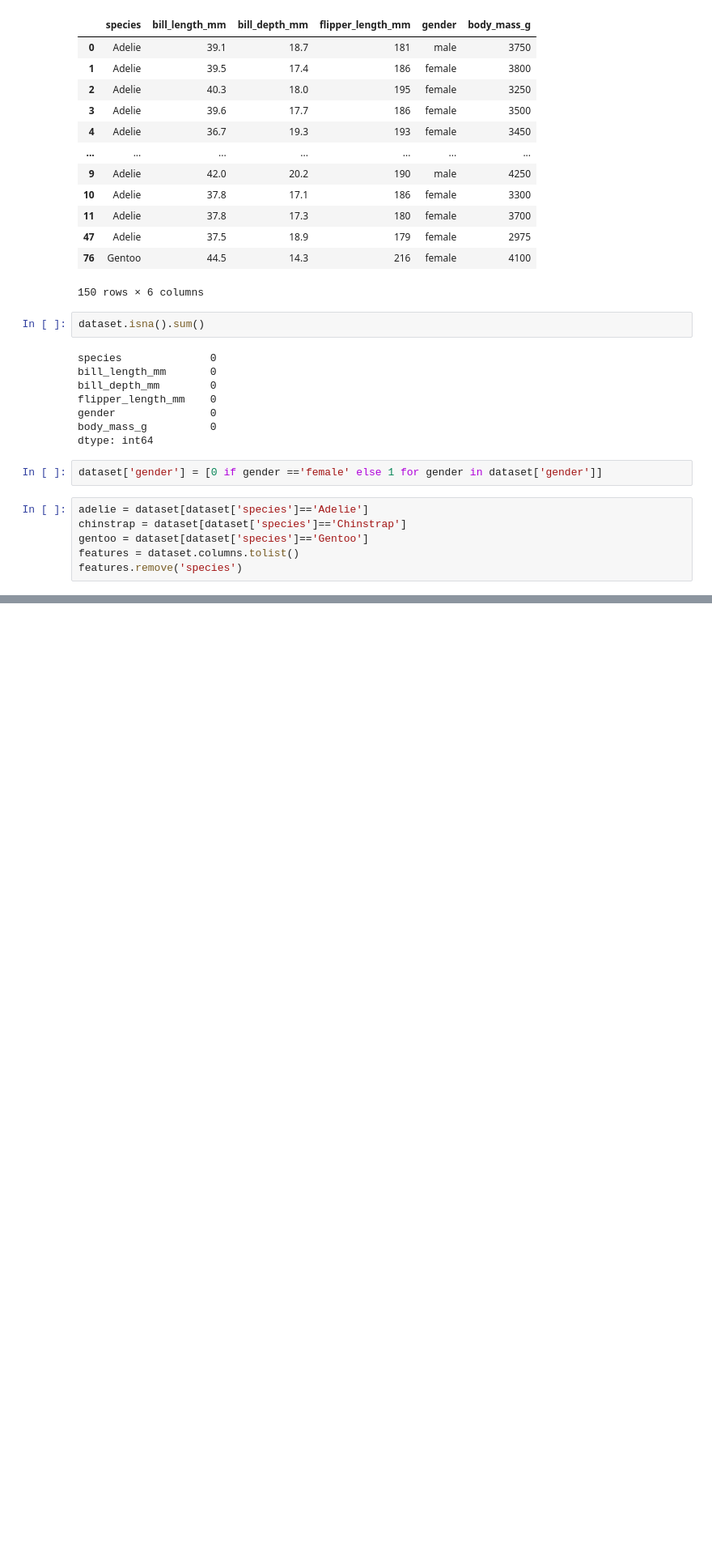
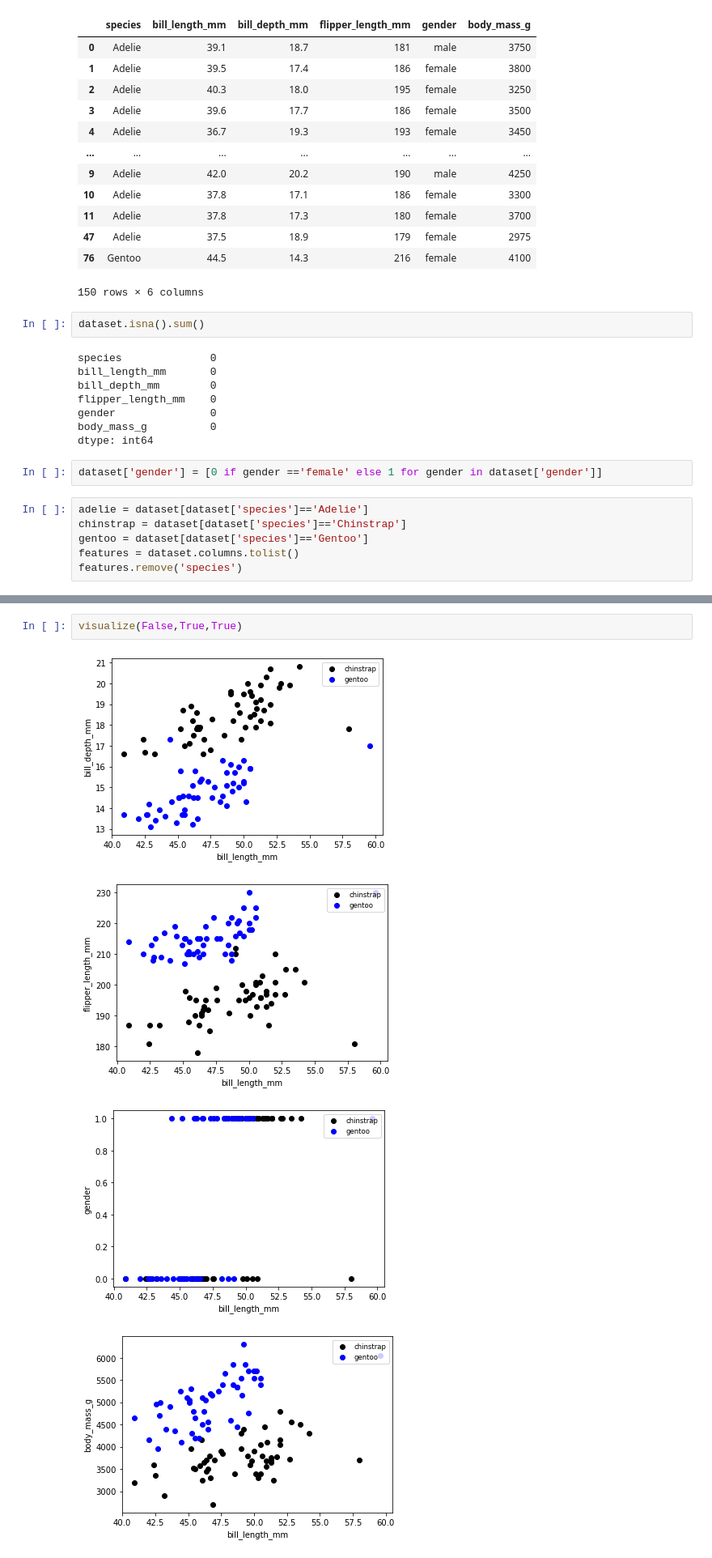
Before and after one commit to NourKamaly/DeepLearning-NeuralNetworksAssignments, a Jupyter notebook: Single Layer Perceptron/Features Linearity Visualization/Visualization.ipynb, the cells around one changed output, grey strips where cells are left out. Shown at 81% size. Cells and saved outputs as stored; diff of their text form; blank space fills up the shorter version.

```diff
--- a/Single Layer Perceptron/Features Linearity Visualization/Visualization.ipynb
+++ b/Single Layer Perceptron/Features Linearity Visualization/Visualization.ipynb
@@ -113,0 +150,7 @@ for feature in range(len(features)):
+# %%
+visualize(False,True,True)
+# %% [output]
+[figure, added]
+[figure, added]
+[figure, added]
+[figure, added]
```
Also changed, not shown: parts of 9 cells of this notebook.
